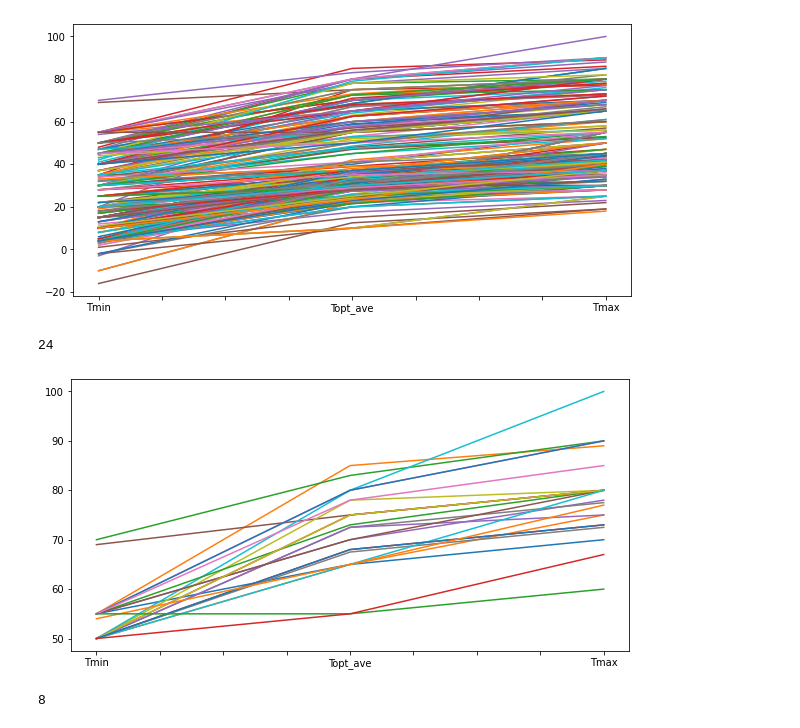
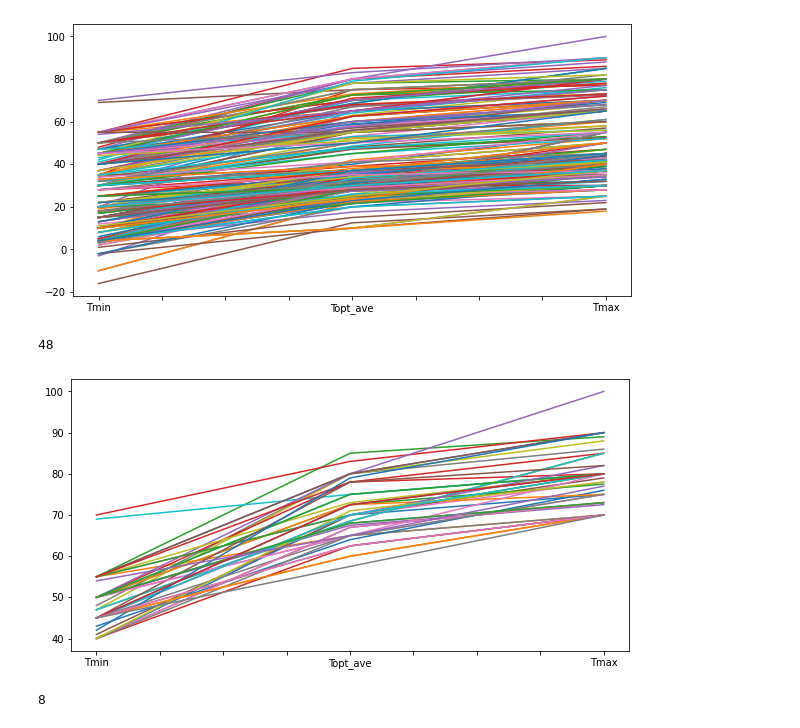
Before and after one commit to alibekk93/IDP_analysis, a Jupyter notebook: OMA_search/OMA_search.ipynb, the cells around one changed output. Saved outputs shown, nothing was run; the diff lists cells and outputs as text; code cells hidden in the pictures.

```diff
--- a/OMA_search/OMA_search.ipynb
+++ b/OMA_search/OMA_search.ipynb
@@ -74,17 +74,17 @@ for i in range(len(oma_tempura_bact)):
 # %% [output]
 [figure]
 # %%
-oma_tempura_bact_t = oma_tempura_bact[oma_tempura_bact.Tmin >= 50]
+oma_tempura_bact_t = oma_tempura_bact[(oma_tempura_bact.Tmin >= 40) & (oma_tempura_bact.Tmax >= 70)]
 
 fig, ax = plt.subplots(figsize=(10,5))
 
 print(len(oma_tempura_bact_t))
 
 for i in range(len(oma_tempura_bact_t)):
   oma_tempura_bact_t.iloc[i][['Tmin', 'Topt_ave', 'Tmax']].plot(kind='line')
 # %% [output]
-24
+48
-[figure, old version]
+[figure, new version]
 # %%
 oma_tempura_bact_m = oma_tempura_bact[(oma_tempura_bact.Tmin > 25) & (oma_tempura_bact.Tmax < 45)]
 
```
